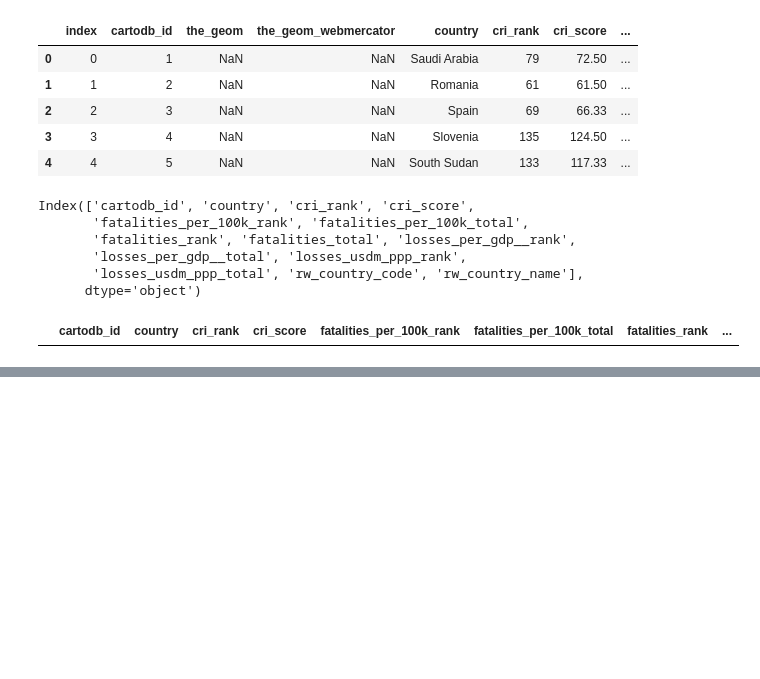
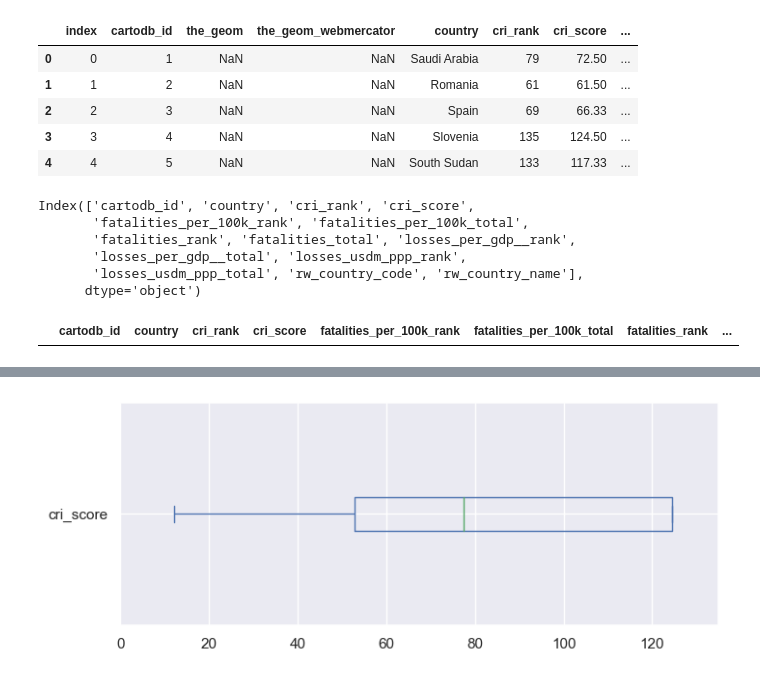
Before and after one commit to Zion-Zion/HAMOYE-Stage-B, a Jupyter notebook: EDA for Stage B.ipynb, the cells around one changed output, grey strips where cells are left out. Drawn from its saved outputs; the diff is of its cells as text; code cells hidden in the pictures; blank space fills up the shorter version.

```diff
--- a/EDA for Stage B.ipynb
+++ b/EDA for Stage B.ipynb
@@ -180,0 +197,5 @@ profile.to_file("output.html")
+# %%
+df_copy.cri_score.plot(kind="box", vert=0, figsize=(8,3));
+plt.xlim(0,135);
+# %% [output]
+[figure, added]
```
Also changed, not shown: parts of 11 cells of this notebook, 1 other file.
